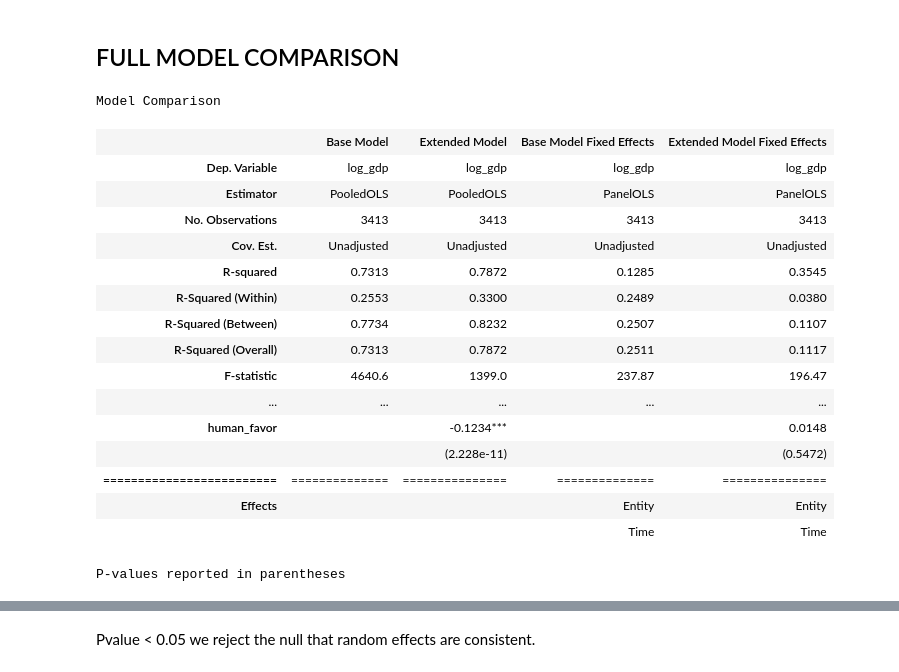
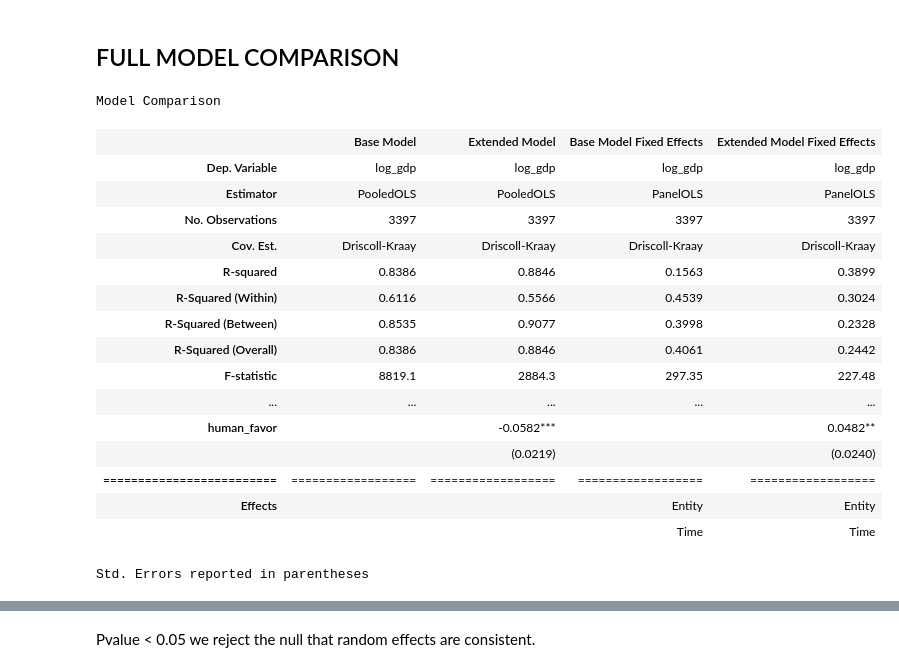
Before and after one commit to jaimeoliver1/social_capital_in_trade_networks, a Jupyter notebook: notebooks/01_01_linear_models_social_capital.ipynb, the cells around one changed output, grey strips where cells are left out. Cells and saved outputs as stored; diff of their text form; code cells hidden in the pictures.

Commit message:
additional statistical tests
Pushed from Domino: https://domino.clarity.ai/u/jaime_oliver/social_capital/runs/6159c96a3c81835e3198d065

```diff
--- a/notebooks/01_01_linear_models_social_capital.ipynb
+++ b/notebooks/01_01_linear_models_social_capital.ipynb
@@ -255,58 +259,60 @@ reduced_terms_regression = ' + '.join(reduced_terms_list)
 f = f'log_gdp ~ log_GFCF + log_wkn_population + 1'
 y, X = patsy.dmatrices(f, df_model.set_index(['country','year']),  return_type='dataframe')
 base_model = PooledOLS(y,X)
-base_model = base_model.fit()
+base_model = base_model.fit(cov_type="kernel")
 
 f = f'log_gdp ~ log_GFCF + log_wkn_population + 1'
 y, X = patsy.dmatrices(f, df_model.set_index(['country','year']),  return_type='dataframe')
 base_model_re = RandomEffects(y,X)
-base_model_re = base_model_re.fit()
+base_model_re = base_model_re.fit(cov_type="kernel")
 
 f = f'log_gdp ~ log_GFCF + log_wkn_population + 1'
 y, X = patsy.dmatrices(f, df_model.set_index(['country','year']),  return_type='dataframe')
 base_model_fe = PanelOLS(y,X, entity_effects=True, time_effects=True)
-base_model_fe = base_model_fe.fit()
+base_model_fe = base_model_fe.fit(cov_type="kernel")
 
 # Extended model
 f = f'log_gdp ~ {reduced_terms_regression} +  log_GFCF + log_wkn_population + 1'
 y, X = patsy.dmatrices(f, df_model.set_index(['country','year']),  return_type='dataframe')
 extended_model = PooledOLS(y,X)
-extended_model = extended_model.fit()
+extended_model = extended_model.fit(cov_type="kernel")
 
 f = f'log_gdp ~ {reduced_terms_regression} +  log_GFCF + log_wkn_population + 1'
 y, X = patsy.dmatrices(f, df_model.set_index(['country','year']),  return_type='dataframe')
 extended_model_re = RandomEffects(y,X)
 extended_model_re = extended_model_re.fit()
 
 f = f'log_gdp ~ {reduced_terms_regression} + log_GFCF + log_wkn_population + 1'
 y, X = patsy.dmatrices(f, df_model.set_index(['country','year']),  return_type='dataframe')
 extended_model_fe = PanelOLS(y,X, entity_effects=True, time_effects=True)
-extended_model_fe = extended_model_fe.fit()
+extended_model_fe = extended_model_fe.fit(cov_type="kernel")
 
-c = compare({'Base Model':base_model,
+model_dict = {'Base Model':base_model,
              'Extended Model':extended_model,
              #'Base Model Random Effects':base_model_re,
              'Base Model Fixed Effects':base_model_fe,
              #'Extended Model Random Effects':extended_model_re,
-             'Extended Model Fixed Effects':extended_model_fe}, precision='pvalues', stars=True)
+             'Extended Model Fixed Effects':extended_model_fe,
+             }
+c = compare(model_dict, precision='std_errors', stars=True, )
 #print(c.summary.as_latex())
 c.summary
 # %% [output]
 Model Comparison
 |  | Base Model | Extended Model | Base Model Fixed Effects | Extended Model Fixed Effects |
 | Dep. Variable | log_gdp | log_gdp | log_gdp | log_gdp |
 | Estimator | PooledOLS | PooledOLS | PanelOLS | PanelOLS |
-| No. Observations | 3413 | 3413 | 3413 | 3413 |
-| Cov. Est. | Unadjusted | Unadjusted | Unadjusted | Unadjusted |
-| R-squared | 0.7313 | 0.7872 | 0.1285 | 0.3545 |
-| R-Squared (Within) | 0.2553 | 0.3300 | 0.2489 | 0.0380 |
-| R-Squared (Between) | 0.7734 | 0.8232 | 0.2507 | 0.1107 |
-| R-Squared (Overall) | 0.7313 | 0.7872 | 0.2511 | 0.1117 |
-| F-statistic | 4640.6 | 1399.0 | 237.87 | 196.47 |
+| No. Observations | 3397 | 3397 | 3397 | 3397 |
+| Cov. Est. | Driscoll-Kraay | Driscoll-Kraay | Driscoll-Kraay | Driscoll-Kraay |
+| R-squared | 0.8386 | 0.8846 | 0.1563 | 0.3899 |
+| R-Squared (Within) | 0.6116 | 0.5566 | 0.4539 | 0.3024 |
+| R-Squared (Between) | 0.8535 | 0.9077 | 0.3998 | 0.2328 |
+| R-Squared (Overall) | 0.8386 | 0.8846 | 0.4061 | 0.2442 |
+| F-statistic | 8819.1 | 2884.3 | 297.35 | 227.48 |
 | ... | ... | ... | ... | ... |
-| human_favor |  | -0.1234*** |  | 0.0148 |
-|  |  | (2.228e-11) |  | (0.5472) |
-| ========================= | ============== | =============== | ============== | =============== |
+| human_favor |  | -0.0582*** |  | 0.0482** |
+|  |  | (0.0219) |  | (0.0240) |
+| ========================= | ================== | ================== | ================== | ================== |
 | Effects |  |  | Entity | Entity |
 |  |  |  | Time | Time |
-P-values reported in parentheses
+Std. Errors reported in parentheses
```
Also changed, not shown: parts of 14 cells of this notebook, 3 other files.
